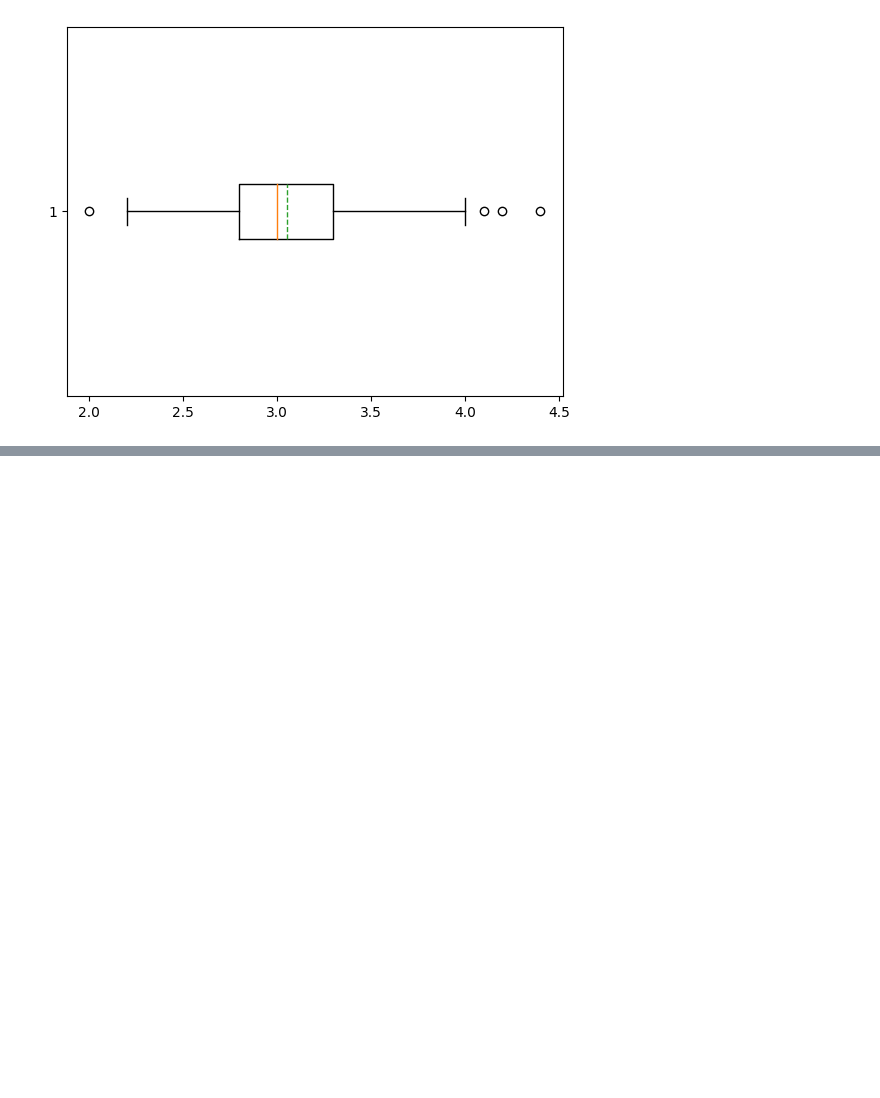
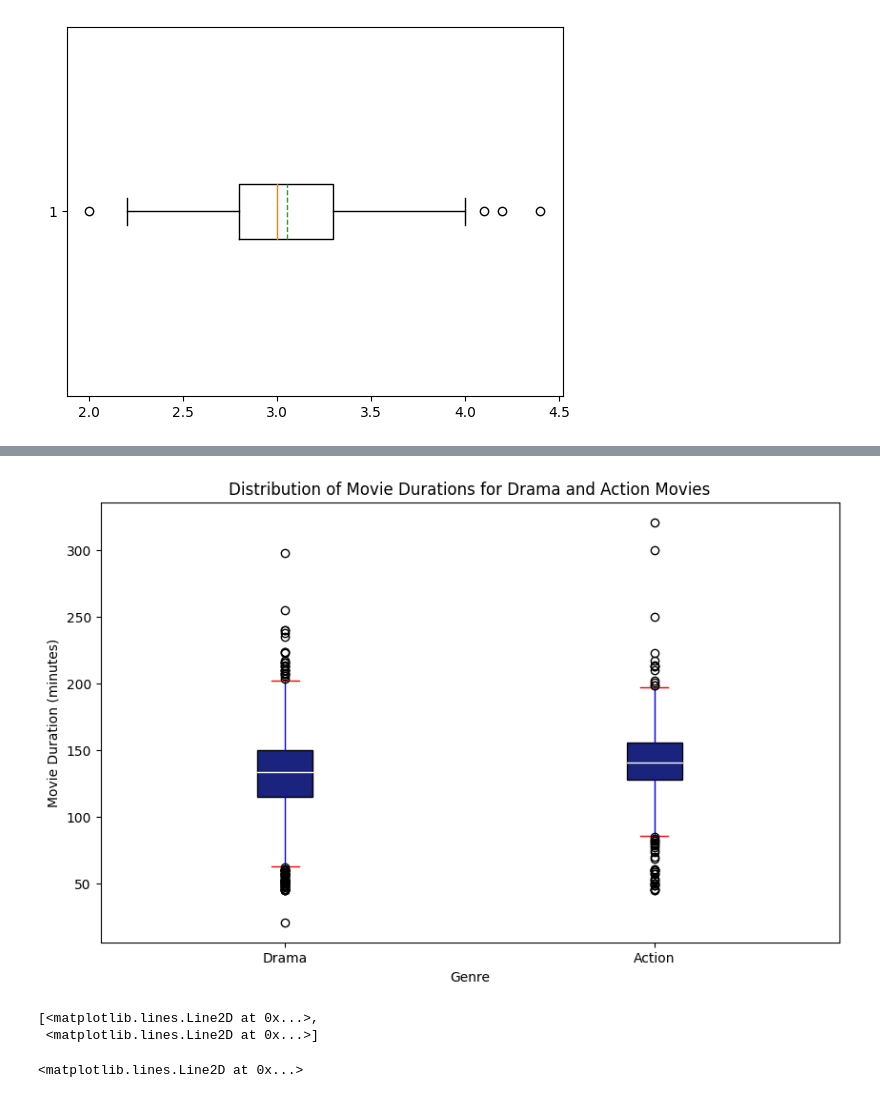
Before and after one commit to Arisarayangyoo/Python_dataviz2024, a Jupyter notebook: Visualize_Data_Distribution_(02)_2024_.ipynb, the cells around one changed output, grey strips where cells are left out. Drawn from its saved outputs; the diff is of its cells as text; code cells hidden in the pictures; blank space fills up the shorter version.

```diff
--- a/Visualize_Data_Distribution_(02)_2024_.ipynb
+++ b/Visualize_Data_Distribution_(02)_2024_.ipynb
@@ -289,0 +471,3 @@ O = plt.boxplot(df['SepalWidth'],showmeans=True,meanline=True,vert=False)
+# %%
+df1['Time_movie']=df1['Duration'].str.split(' ').str[0]
+df1
@@ -289,0 +488,7 @@ O = plt.boxplot(df['SepalWidth'],showmeans=True,meanline=True,vert=False)
+# %%
+# Convert 'Time_movie' to numeric (assuming it's in minutes)
+df1['Time_movie'] = df1['Time_movie'].str.extract('(\d+)').astype(float)
+# หาค่าเฉลี่ยของเรทติ้งหนังดราม่าในช่วงเวลา 4 ปีนั้น
+Drama_Duration = df1[df1['Genre'].str.contains('Drama', na=False)].groupby('YearGroup')['Time_movie'].mean()
+#หาค่าเฉลี่ยของเรทติ้งหนังแอคชั่นในช่วงเวลา 4 ปี
+Action_Duration = df1[df1['Genre'].str.contains('Action', na=False)].groupby('YearGroup')['Time_movie'].mean()
@@ -289,0 +517,30 @@ O = plt.boxplot(df['SepalWidth'],showmeans=True,meanline=True,vert=False)
+# %%
+# prompt: สร้าง boxplot แสดง Time_movie ของหนังทั้งสองไทป์
+
+import matplotlib.pyplot as plt
+# Create a list of Time_movie data for each genre
+Drama_Time = df1[df1['Genre'].str.contains('Drama', na=False)]['Time_movie'].dropna()
+Action_Time = df1[df1['Genre'].str.contains('Action', na=False)]['Time_movie'].dropna()
+
+# Create the boxplot
+plt.figure(figsize=(10, 6))
+boxplot = plt.boxplot([Drama_Time, Action_Time], labels=['Drama', 'Action'], patch_artist=True,
+                      boxprops=dict(facecolor='#1a237e', color='Black'),
+                      whiskerprops=dict(color='blue'),
+                      capprops=dict(color='red'),
+                      medianprops=dict(color='white'))
+plt.xlabel('Genre')
+plt.ylabel('Movie Duration (minutes)')
+plt.title('Distribution of Movie Durations for Drama and Action Movies')
+plt.show()
+# %% [output]
+[figure, added]
+# %%
+boxplot['fliers']
+# %% [output]
+[<matplotlib.lines.Line2D at 0x...>,
+ <matplotlib.lines.Line2D at 0x...>]
+# %%
+boxplot['fliers'][0]
+# %% [output]
+<matplotlib.lines.Line2D at 0x...>
```
Also changed, not shown: parts of 21 cells of this notebook.
